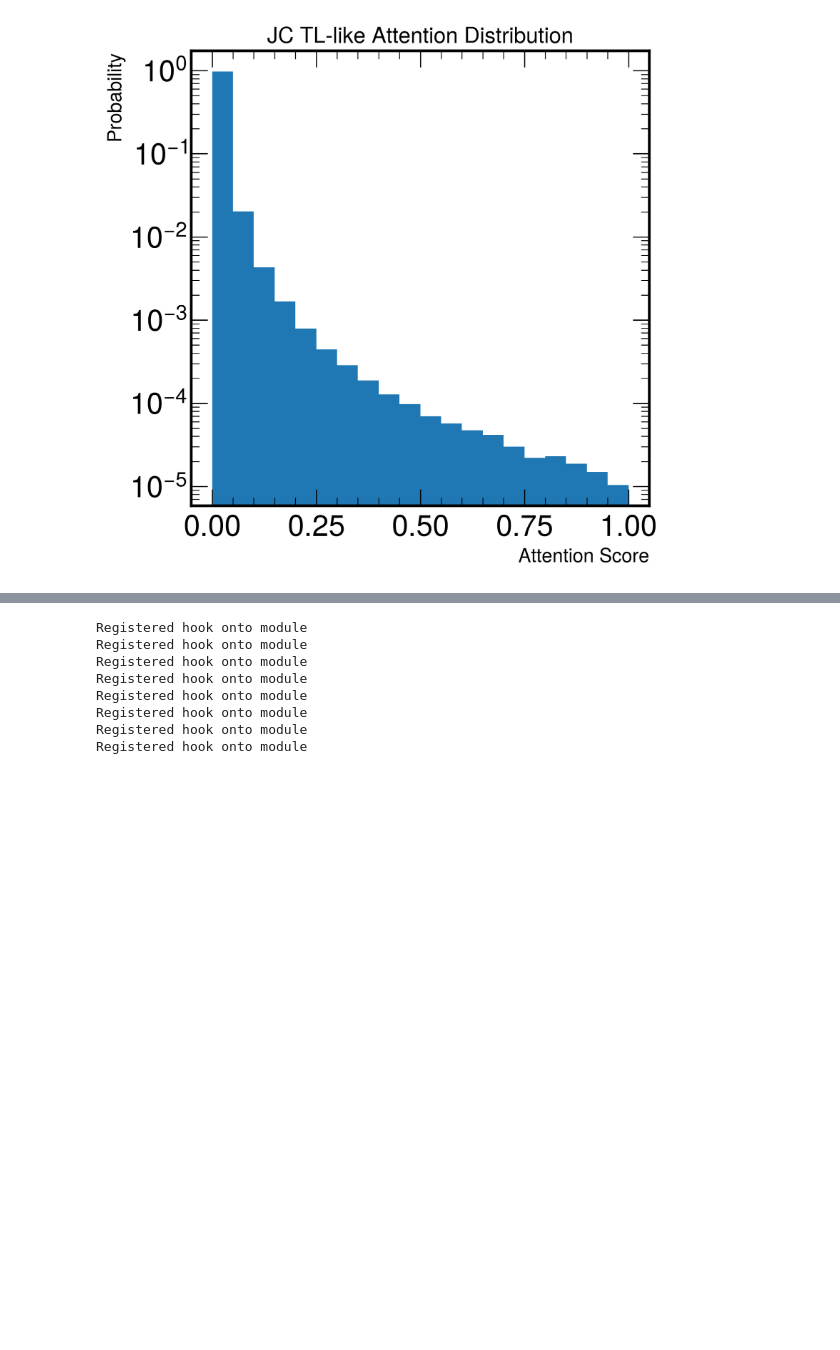
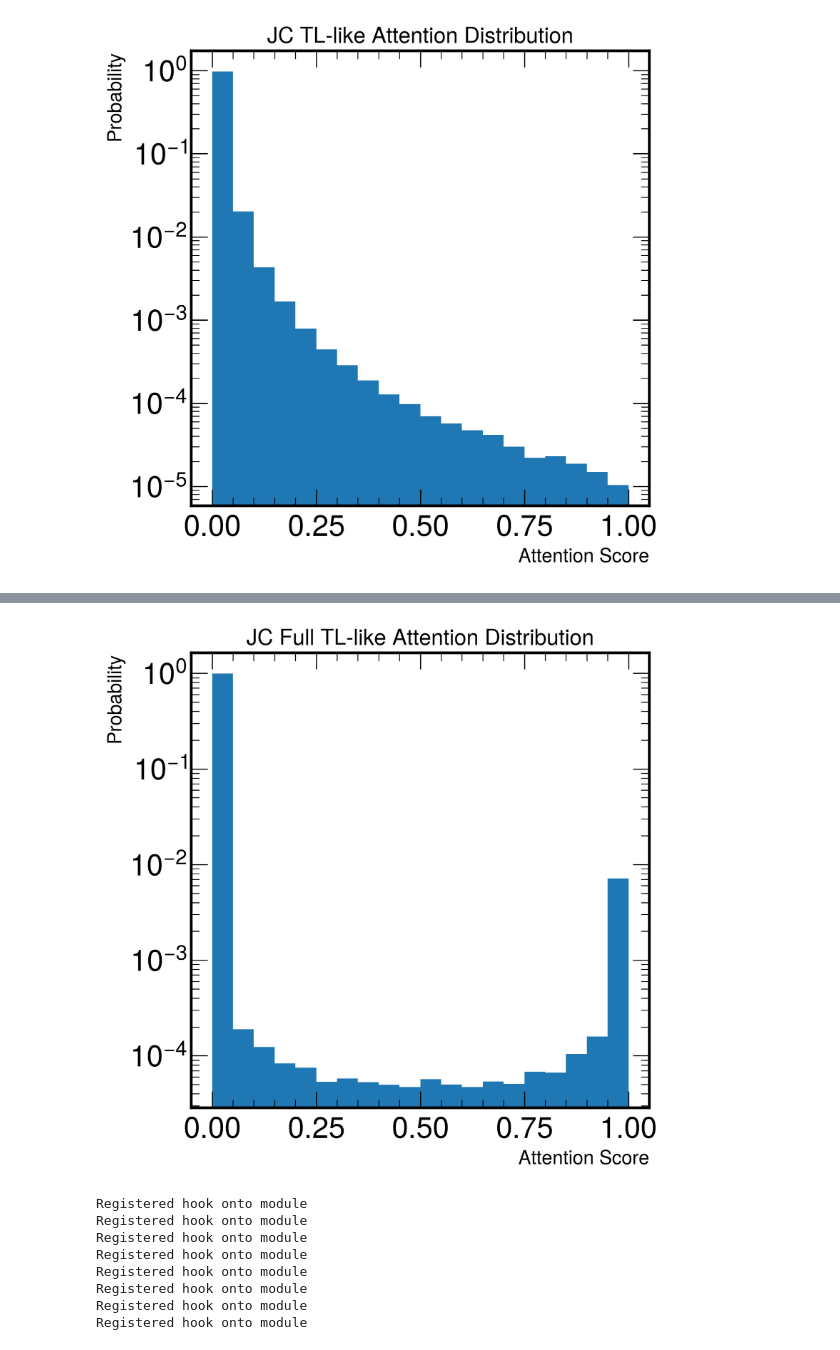
Before and after one commit to tim-legge/ParT_Interpretability, a Jupyter notebook: JetClass_kin_binary_AttentionGraphs.ipynb, the cells around one changed output, grey strips where cells are left out. Drawn from its saved outputs; the diff is of its cells as text; code cells hidden in the pictures; blank space fills up the shorter version.

Commit message:
need new data I think

```diff
--- a/JetClass_kin_binary_AttentionGraphs.ipynb
+++ b/JetClass_kin_binary_AttentionGraphs.ipynb
@@ -2571,6 +2590,7 @@ jck_trained_modelpath = '/home/tim_legge/particle_transformer_legge/models/ParT_
 jck_hadronic_qcd_trained_modelpath = './models/on-jc-hadronic-qcd-fulltrain_best_epoch_state.pt'
 jck_higgs_bb_leptonic_trained_modelpath = './models/on-jc-higgs-bb-leptonic-fulltrain_best_epoch_state.pt'
 jck_higgs_bb_qcd_trained_modelpath = './models/on-jc-higgs-bb-qcd-fulltrain_best_epoch_state.pt'
+jc_full_hadronic_qcd_trained_modelpath = './models/on-jc-full-hadronic-qcd-fulltrain_best_epoch_state.pt'
 
 batch_size = 100
 # %%
@@ -2726,3 +2748,6 @@ ax.set_title('JC TL-like Attention Distribution', fontsize=16)
 plt.show()
 # %% [output]
 [figure]
+# %%
+jc_full_binary_model = get_model(model_type='jc_full_binary')[0]
+jc_full_binary_model_hooks = Pre_Softmax_Hook(jc_full_binary_model)
@@ -2728,0 +2763,10 @@ plt.show()
+# %%
+jc_full_binary_state_dict = torch.load(jc_full_hadronic_qcd_trained_modelpath, map_location=torch.device('cpu'))
+jc_full_binary_model.load_state_dict(jc_full_binary_state_dict)
+jc_full_pf_features = np.load('./jc_full_hadronic_qcd_data/jc_full_hadronic_qcd_pf_features.npy')[:batch_size]
+jc_full_pf_vectors = np.load('./jc_full_hadronic_qcd_data/jc_full_hadronic_qcd_pf_vectors.npy')[:batch_size]
+jc_full_pf_mask = np.load('./jc_full_hadronic_qcd_data/jc_full_hadronic_qcd_pf_mask.npy')[:batch_size]
+jc_full_pf_points = np.load('./jc_full_hadronic_qcd_data/jc_full_hadronic_qcd_pf_points.npy')[:batch_size]
+jc_full_labels = np.load('./jc_full_hadronic_qcd_data/jc_full_hadronic_qcd_labels.npy')[:batch_size]
+
+print(jc_full_pf_features.shape)
@@ -2729,3 +2807,72 @@ plt.show()
+# %%
+import numpy as np
+import matplotlib.pyplot as plt
+
+# Assuming attention is already a list or array
+# Flattening the attention array
+flattened_attention = np.stack(jc_full_attention).flatten()
+
+# Define number of bins for the probability distribution
+num_bins = 20
+
+# Define the bin edges between 0 and 1, using 20 evenly spaced bins
+bin_edges = np.linspace(0, 1, num_bins + 1)
+
+# Function to process data in chunks and compute histogram
+def process_in_chunks(attention_iterator, chunk_size=100000, bin_edges=bin_edges):
+    hist_counts = np.zeros(len(bin_edges) - 1)  # Initialize histogram counts for bins
+
+    # Process each chunk of attention data
+    for chunk in attention_iterator:
+        # Flatten the chunk to ensure it's 1D and processable by np.histogram
+        chunk = np.array(chunk).flatten()
+
+        # Calculate histogram for this chunk
+        hist, _ = np.histogram(chunk, bins=bin_edges)
+
+        # Accumulate the counts
+        hist_counts += hist
+
+    total_data_points = hist_counts.sum()  # Total number of points processed
+    probabilities = hist_counts / total_data_points  # Normalize to get probabilities
+    return probabilities
+
+# Simulate loading a large dataset in chunks (e.g., from a file or other source)
+def attention_generator(attention, chunk_size):
+    """Simulate chunked data loader for large dataset."""
+    for i in range(0, len(attention), chunk_size):
+        yield attention[i:i + chunk_size]
+
+# Process the data in chunks (using a generator)
+probabilities = process_in_chunks(attention_generator(flattened_attention, chunk_size=100000))
+
+# Manually set the bin centers to have equal bar spacing
+bin_centers = (bin_edges[:-1] + bin_edges[1:]) / 2  # Calculate the centers of each bin
+equal_width = bin_edges[1] - bin_edges[0]  # Set equal width for all bars based on bin spacing
+
+# Create figure and axes
+fig, ax = plt.subplots(figsize=(6, 6), dpi=300)
+
+# Plot bar graph with equal-width bars
+ax.bar(bin_centers, probabilities, width=equal_width, log=False)  # No log scale for clearer visualization
+
+# Set custom x-tick locations and labels (optional)
+#ax.set_xticks(bin_centers, 0.1)
+#ax.set_xticklabels([f'{edge:.2f}' for edge in bin_centers], fontsize=10, fontweight='bold')
+
+# Set x and y axis labels
+ax.set_xlabel('Attention Score', fontsize=14)
+ax.set_ylabel('Probability', fontsize=14)
+plt.yscale('log')
+
+# Add a title
+ax.set_title('JC Full TL-like Attention Distribution', fontsize=16)
+#plt.savefig('JetClasskin_results/attn_dists/jck_attentionDist_TTBarLep.pdf', bbox_inches="tight")
+
+# Show the plot
+plt.show()
+# %% [output]
+[figure, added]
 # %%
 ## Higgs BB vs Leptonic
 
```
Also changed, not shown: parts of 6 cells of this notebook, 7 other files.
